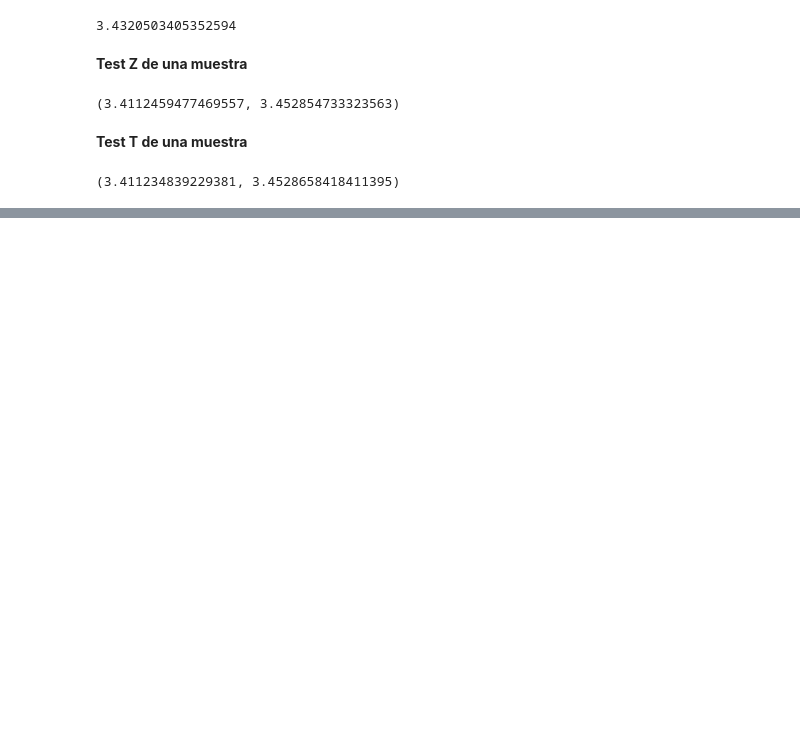
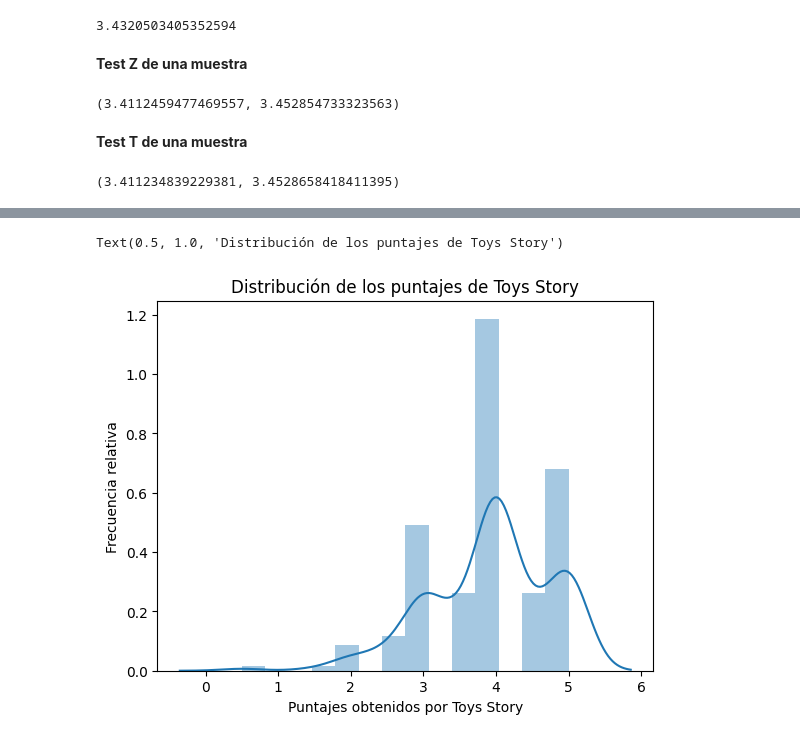
Before and after one commit to JuanPerezMolina/tests_estadisticos_python, a Jupyter notebook: 231028-1_1tests_estadisticos_python.ipynb, the cells around one changed output, grey strips where cells are left out. Cells and saved outputs as stored; diff of their text form; code cells hidden in the pictures; blank space fills up the shorter version.

```diff
--- a/231028-1_1tests_estadisticos_python.ipynb
+++ b/231028-1_1tests_estadisticos_python.ipynb
@@ -452,0 +451,10 @@ desc_puntaje_promedio_mas_de_nueve_se.tconfint_mean()
+# %%
+# Analizaremos los puntajes (rating) obtenidos  por la película Toys Story
+puntajes_toys_story_df=notas_df.query("movieId==1")
+# %%
+ax = sns.distplot(puntajes_toys_story_df.rating)
+ax.set(xlabel = "Puntajes obtenidos por Toys Story", ylabel = "Frecuencia relativa")
+ax.set_title("Distribución de los puntajes de Toys Story")
+# %% [output]
+Text(0.5, 1.0, 'Distribución de los puntajes de Toys Story')
+[figure, added]
```
Also changed, not shown: parts of 24 cells of this notebook.
